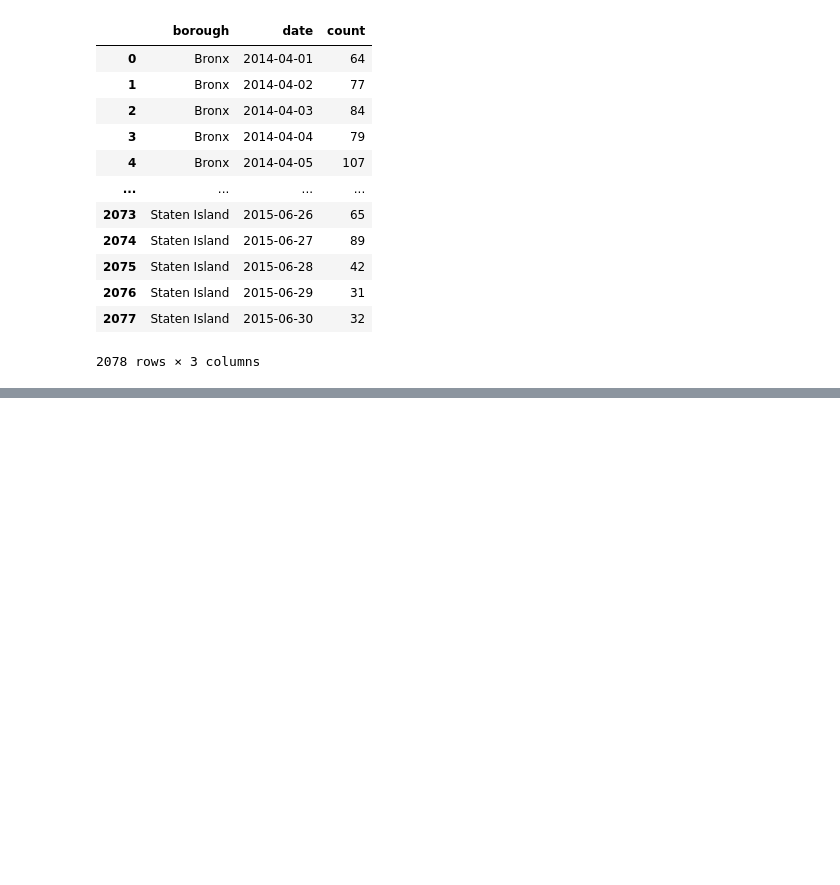
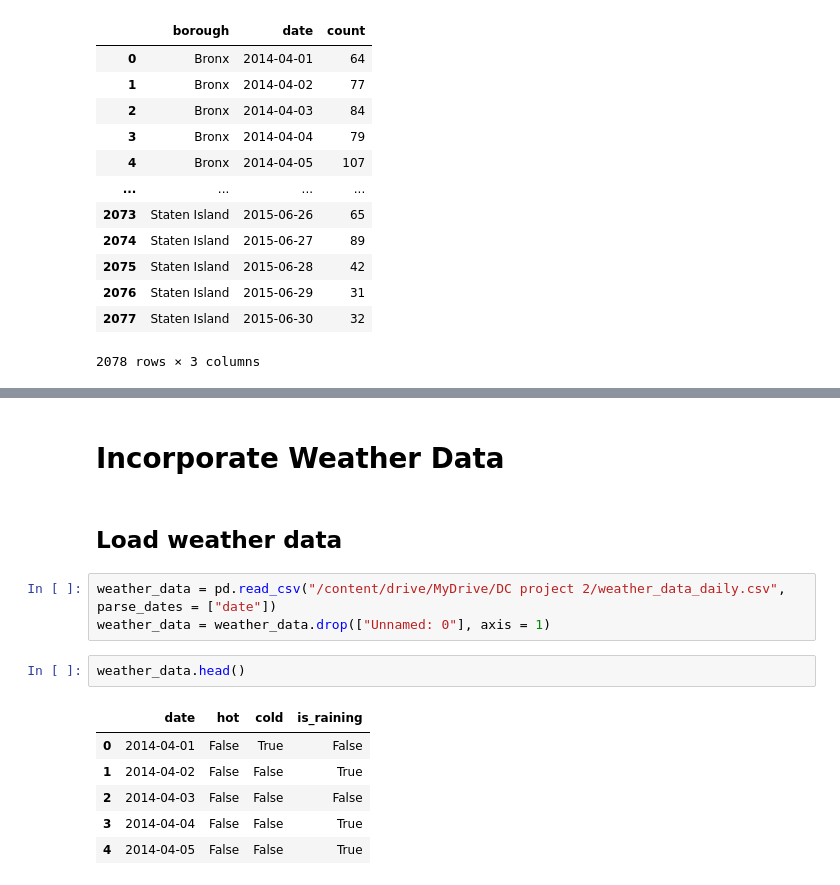
Before and after one commit to milevavantuyl/Movement_NYC, a Jupyter notebook: Mileva/03_analysis.ipynb, the cells around one changed output, grey strips where cells are left out. Drawn from its saved outputs; the diff is of its cells as text; blank space fills up the shorter version.

```diff
--- a/Mileva/03_analysis.ipynb
+++ b/Mileva/03_analysis.ipynb
@@ -73,3 +73,19 @@ px.line(x = trips_by_day_zone["date"], y = trips_by_day_zone["count"], color = t
 # %% [output]
 [interactive output not drawn]
 <Figure size 1440x720 with 0 Axes>
+# %% [markdown]
+# Incorporate Weather Data
+# %% [markdown]
+## Load weather data
+# %%
+weather_data = pd.read_csv("/content/drive/MyDrive/DC project 2/weather_data_daily.csv", parse_dates = ["date"])
+weather_data = weather_data.drop(["Unnamed: 0"], axis = 1)
+# %%
+weather_data.head()
+# %% [output]
+|  | date | hot | cold | is_raining |
+| 0 | 2014-04-01 | False | True | False |
+| 1 | 2014-04-02 | False | False | True |
+| 2 | 2014-04-03 | False | False | False |
+| 3 | 2014-04-04 | False | False | True |
+| 4 | 2014-04-05 | False | False | True |
```
Also changed, not shown: parts of 10 cells of this notebook, 1 other file.
